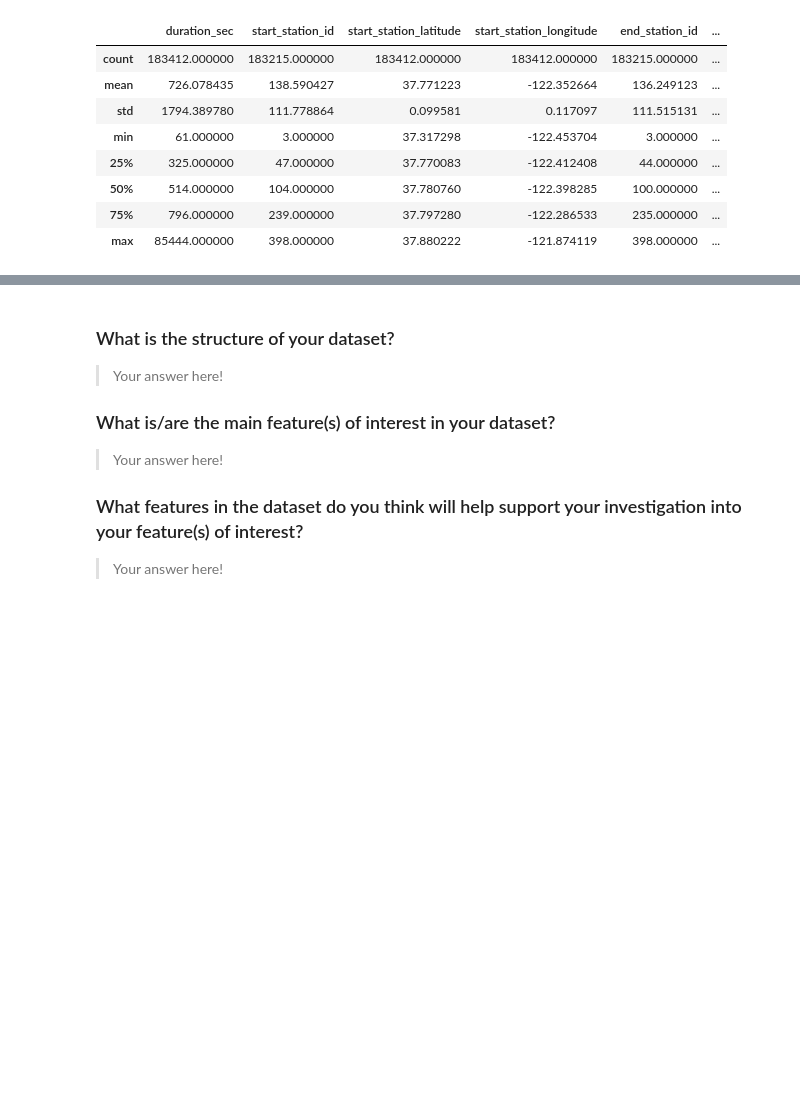
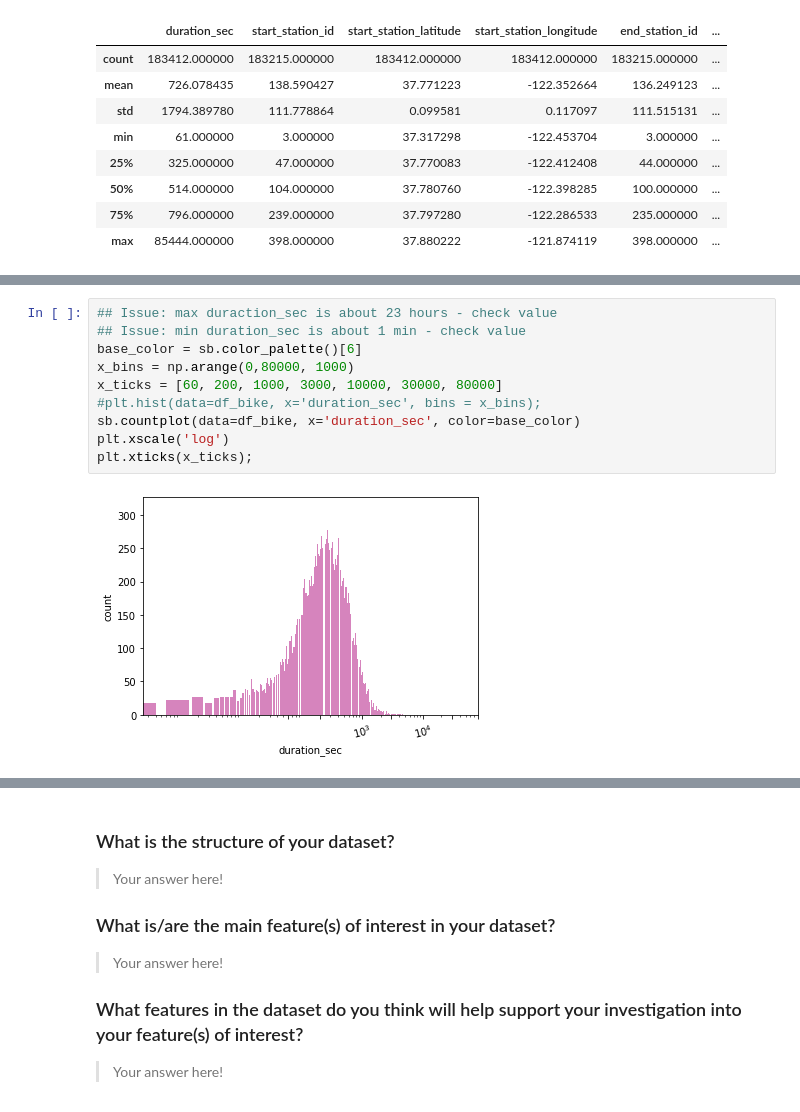
Before and after one commit to ChrisShuttle/Udacity_DAND_Project5_Visuals, a Jupyter notebook: Project Template/exploration_template.ipynb, the cells around one changed output, grey strips where cells are left out. Drawn from its saved outputs; the diff is of its cells as text; blank space fills up the shorter version.

```diff
--- a/Project Template/exploration_template.ipynb
+++ b/Project Template/exploration_template.ipynb
@@ -91,0 +192,12 @@ Issue: min member_birth_year = 1878 - check values
+# %%
+## Issue: max duraction_sec is about 23 hours - check value
+## Issue: min duration_sec is about 1 min - check value
+base_color = sb.color_palette()[6]
+x_bins = np.arange(0,80000, 1000)
+x_ticks = [60, 200, 1000, 3000, 10000, 30000, 80000]
+#plt.hist(data=df_bike, x='duration_sec', bins = x_bins);
+sb.countplot(data=df_bike, x='duration_sec', color=base_color)
+plt.xscale('log')
+plt.xticks(x_ticks);
+# %% [output]
+[figure, added]
```
Also changed, not shown: parts of 22 cells of this notebook, 1 other file.
